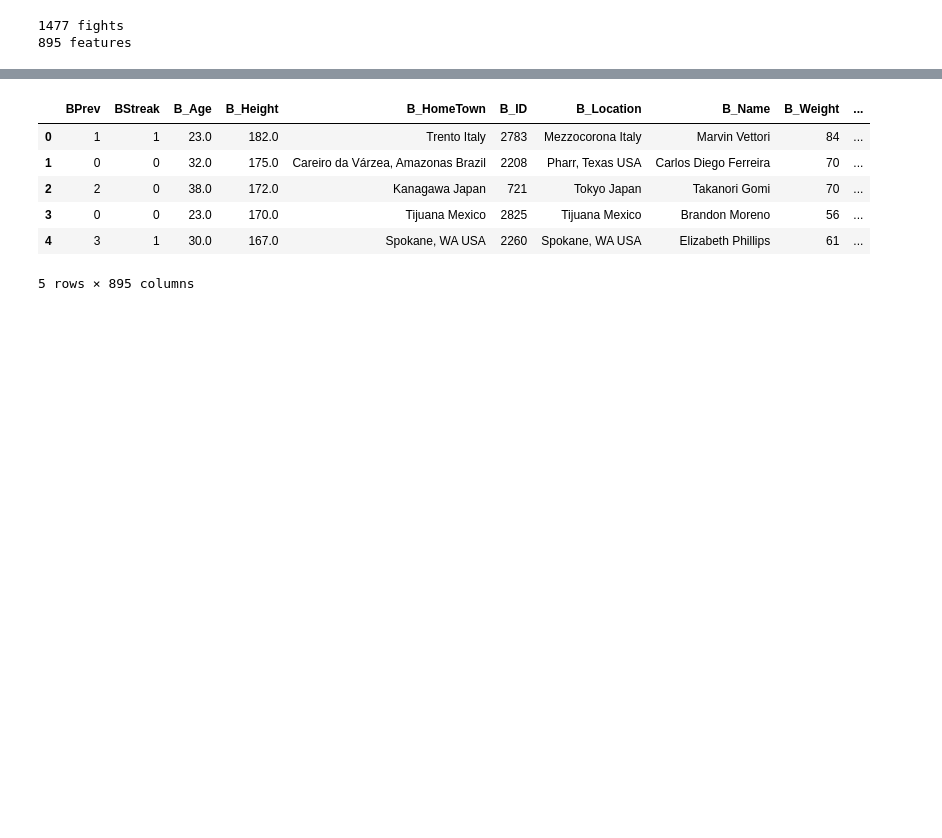
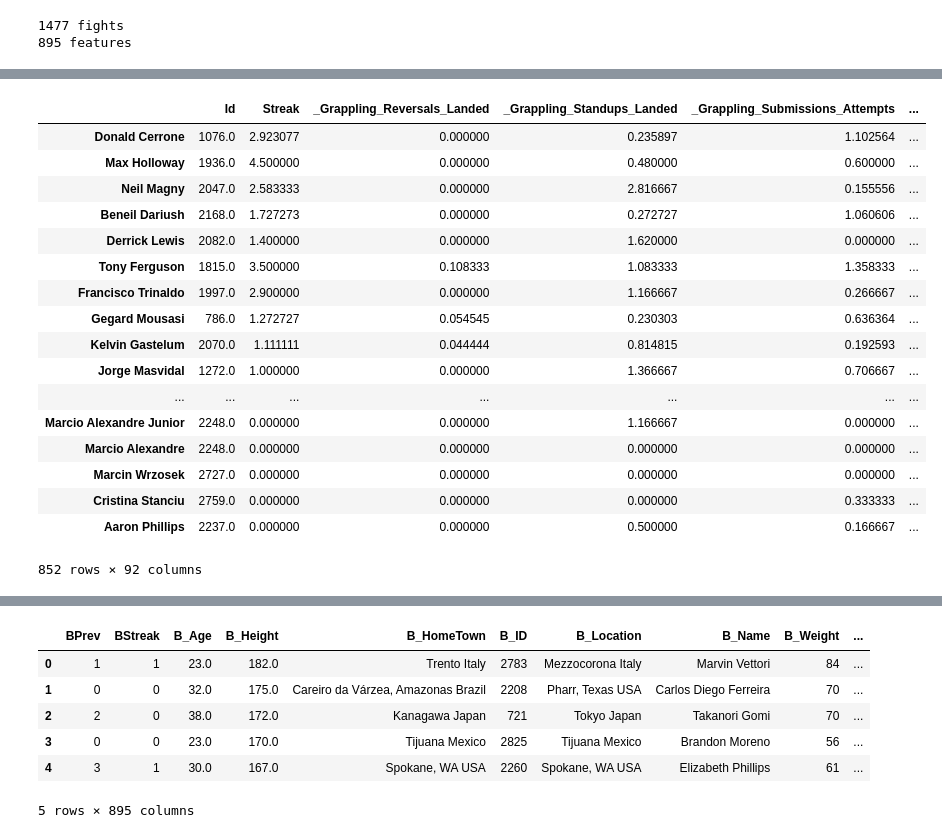
Before and after one commit to DevThep/MMA-Data-Analysis, a Jupyter notebook: MMA-Data-Analysis.ipynb, the cells around one changed output, grey strips where cells are left out. Saved outputs shown, nothing was run; the diff lists cells and outputs as text; code cells hidden in the pictures; blank space fills up the shorter version.

```diff
--- a/MMA-Data-Analysis.ipynb
+++ b/MMA-Data-Analysis.ipynb
@@ -12,3 +13,18 @@ print(len(df.columns), 'features')
 # %% [output]
 1477 fights
 895 features
+# %%
+fight_features = set()
+fighter_features = set()
+general_features = set()
+
+for c in df.columns:
+    if (c[1:8] == '__Round'):
+        fight_features.add(c[9:])
+    elif c[0] == 'B' or c[0] == 'R':
+        fighter_features.add(c[1:])
+    else:
+        general_features.add(c)
+print(len(fight_features)) # features of each round
+print(len(fighter_features)) # features of each fighter
+print(len(general_features)) # features of each fight
@@ -14,0 +91,21 @@ print(len(df.columns), 'features')
+# %%
+fighterdf.sort_values('wins', ascending=False)
+# %% [output]
+|  | Id | Streak | _Grappling_Reversals_Landed | _Grappling_Standups_Landed | _Grappling_Submissions_Attempts | ... |
+| Donald Cerrone | 1076.0 | 2.923077 | 0.000000 | 0.235897 | 1.102564 | ... |
+| Max Holloway | 1936.0 | 4.500000 | 0.000000 | 0.480000 | 0.600000 | ... |
+| Neil Magny | 2047.0 | 2.583333 | 0.000000 | 2.816667 | 0.155556 | ... |
+| Beneil Dariush | 2168.0 | 1.727273 | 0.000000 | 0.272727 | 1.060606 | ... |
+| Derrick Lewis | 2082.0 | 1.400000 | 0.000000 | 1.620000 | 0.000000 | ... |
+| Tony Ferguson | 1815.0 | 3.500000 | 0.108333 | 1.083333 | 1.358333 | ... |
+| Francisco Trinaldo | 1997.0 | 2.900000 | 0.000000 | 1.166667 | 0.266667 | ... |
+| Gegard Mousasi | 786.0 | 1.272727 | 0.054545 | 0.230303 | 0.636364 | ... |
+| Kelvin Gastelum | 2070.0 | 1.111111 | 0.044444 | 0.814815 | 0.192593 | ... |
+| Jorge Masvidal | 1272.0 | 1.000000 | 0.000000 | 1.366667 | 0.706667 | ... |
+| ... | ... | ... | ... | ... | ... | ... |
+| Marcio Alexandre Junior | 2248.0 | 0.000000 | 0.000000 | 1.166667 | 0.000000 | ... |
+| Marcio Alexandre | 2248.0 | 0.000000 | 0.000000 | 0.000000 | 0.000000 | ... |
+| Marcin Wrzosek | 2727.0 | 0.000000 | 0.000000 | 0.000000 | 0.000000 | ... |
+| Cristina Stanciu | 2759.0 | 0.000000 | 0.000000 | 0.000000 | 0.333333 | ... |
+| Aaron Phillips | 2237.0 | 0.000000 | 0.000000 | 0.500000 | 0.166667 | ... |
+852 rows × 92 columns
```
Also changed, not shown: parts of 7 cells of this notebook.
